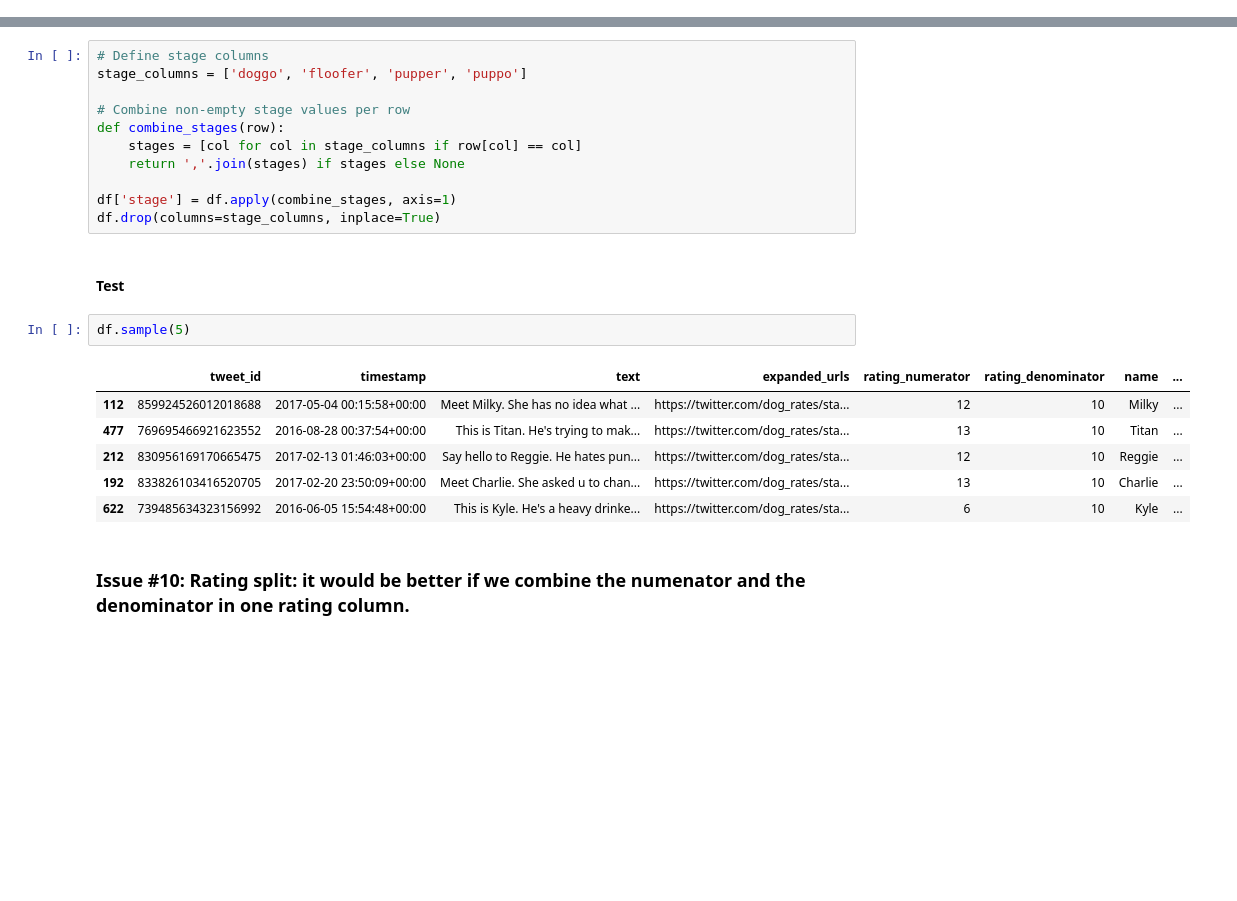
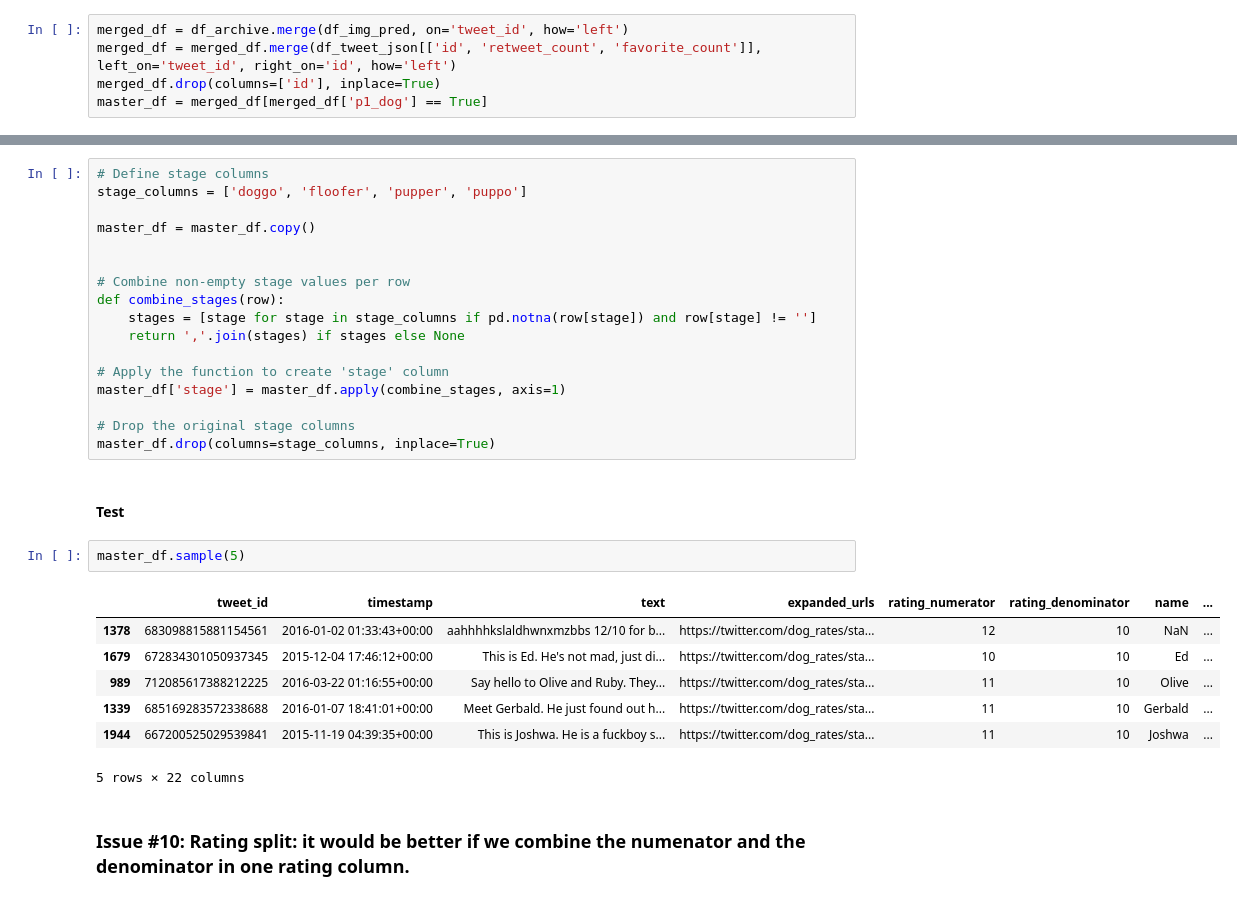
Before and after one commit to youschamp/main, a Jupyter notebook: wrangle_act.ipynb, the cells around one changed output, grey strips where cells are left out. Drawn from its saved outputs; the diff is of its cells as text; blank space fills up the shorter version.

```diff
--- a/wrangle_act.ipynb
+++ b/wrangle_act.ipynb
@@ -396,2 +387,7 @@ df = df[df['p1_dog'] == True].reset_index(drop=True)
+# %%
+merged_df = df_archive.merge(df_img_pred, on='tweet_id', how='left')
+merged_df = merged_df.merge(df_tweet_json[['id', 'retweet_count', 'favorite_count']], left_on='tweet_id', right_on='id', how='left')
+merged_df.drop(columns=['id'], inplace=True)
+master_df = merged_df[merged_df['p1_dog'] == True]
 # %% [markdown]
 #### Test
@@ -414,24 +421,31 @@ df.head()
 # Define stage columns
 stage_columns = ['doggo', 'floofer', 'pupper', 'puppo']
 
+master_df = master_df.copy()
+
+
 # Combine non-empty stage values per row
 def combine_stages(row):
-    stages = [col for col in stage_columns if row[col] == col]
+    stages = [stage for stage in stage_columns if pd.notna(row[stage]) and row[stage] != '']
     return ','.join(stages) if stages else None
 
-df['stage'] = df.apply(combine_stages, axis=1)
-df.drop(columns=stage_columns, inplace=True)
+# Apply the function to create 'stage' column
+master_df['stage'] = master_df.apply(combine_stages, axis=1)
+
+# Drop the original stage columns
+master_df.drop(columns=stage_columns, inplace=True)
 # %% [markdown]
 #### Test
 # %%
-df.sample(5)
+master_df.sample(5)
 # %% [output]
 |  | tweet_id | timestamp | text | expanded_urls | rating_numerator | rating_denominator | name | ... |
-| 112 | 859924526012018688 | 2017-05-04 00:15:58+00:00 | Meet Milky. She has no idea what ... | https://twitter.com/dog_rates/sta... | 12 | 10 | Milky | ... |
-| 477 | 769695466921623552 | 2016-08-28 00:37:54+00:00 | This is Titan. He's trying to mak... | https://twitter.com/dog_rates/sta... | 13 | 10 | Titan | ... |
-| 212 | 830956169170665475 | 2017-02-13 01:46:03+00:00 | Say hello to Reggie. He hates pun... | https://twitter.com/dog_rates/sta... | 12 | 10 | Reggie | ... |
-| 192 | 833826103416520705 | 2017-02-20 23:50:09+00:00 | Meet Charlie. She asked u to chan... | https://twitter.com/dog_rates/sta... | 13 | 10 | Charlie | ... |
-| 622 | 739485634323156992 | 2016-06-05 15:54:48+00:00 | This is Kyle. He's a heavy drinke... | https://twitter.com/dog_rates/sta... | 6 | 10 | Kyle | ... |
+| 1378 | 683098815881154561 | 2016-01-02 01:33:43+00:00 | aahhhhkslaldhwnxmzbbs 12/10 for b... | https://twitter.com/dog_rates/sta... | 12 | 10 | NaN | ... |
+| 1679 | 672834301050937345 | 2015-12-04 17:46:12+00:00 | This is Ed. He's not mad, just di... | https://twitter.com/dog_rates/sta... | 10 | 10 | Ed | ... |
+| 989 | 712085617388212225 | 2016-03-22 01:16:55+00:00 | Say hello to Olive and Ruby. They... | https://twitter.com/dog_rates/sta... | 11 | 10 | Olive | ... |
+| 1339 | 685169283572338688 | 2016-01-07 18:41:01+00:00 | Meet Gerbald. He just found out h... | https://twitter.com/dog_rates/sta... | 11 | 10 | Gerbald | ... |
+| 1944 | 667200525029539841 | 2015-11-19 04:39:35+00:00 | This is Joshwa. He is a fuckboy s... | https://twitter.com/dog_rates/sta... | 11 | 10 | Joshwa | ... |
+5 rows × 22 columns
 # %% [markdown]
 ### Issue #10: Rating split: it would be better if we combine the numenator and the denominator in one rating column.
 # %% [markdown]
```
Also changed, not shown: parts of 21 cells of this notebook, 1 other file.
